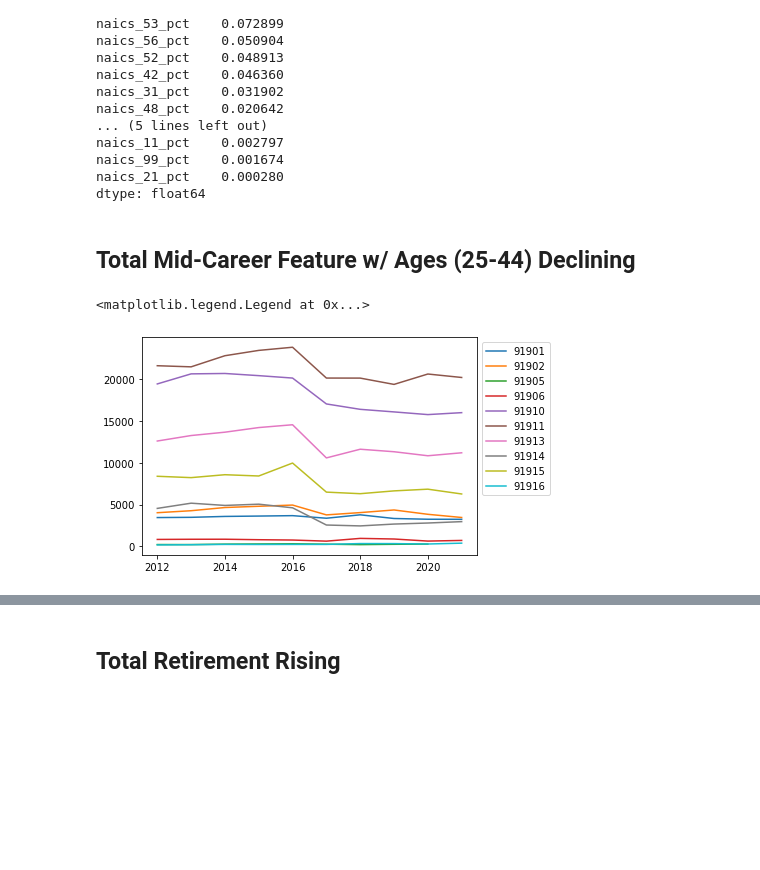
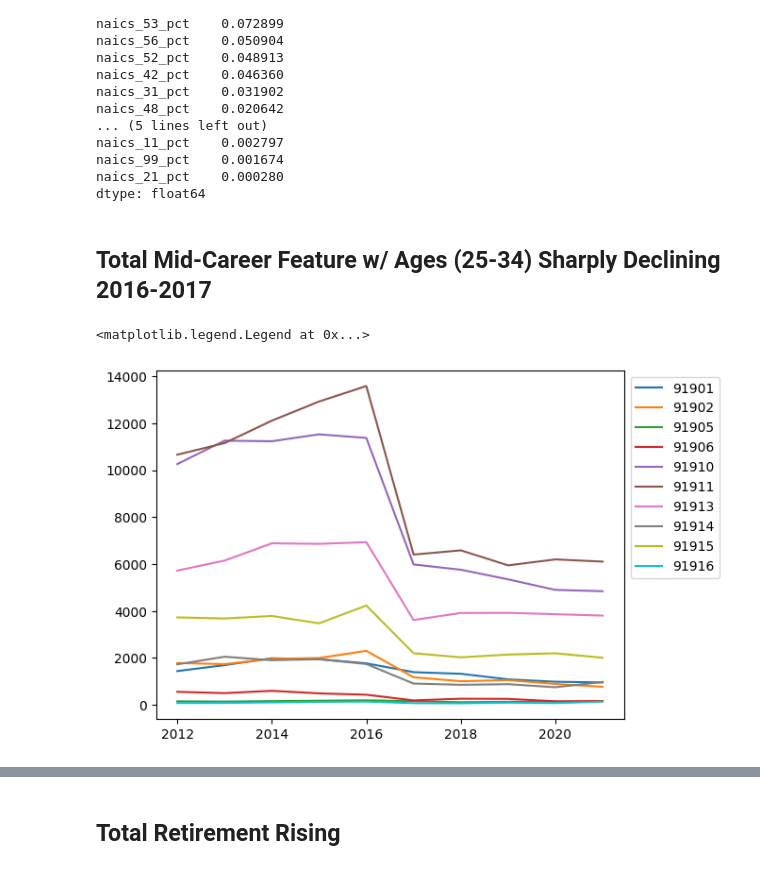
Before and after one commit to inno-apfel/DSC180A-Q1-Project, a Jupyter notebook: notebooks/development/exploration.ipynb, the cells around one changed output, grey strips where cells are left out. Drawn from its saved outputs; the diff is of its cells as text; code cells hidden in the pictures; blank space fills up the shorter version.

Commit message:
Updated retirement_processing with split Mid-career feature andupdated exploration.ipynb with the new split features.

```diff
--- a/notebooks/development/exploration.ipynb
+++ b/notebooks/development/exploration.ipynb
@@ -212,19 +222,19 @@ naics_99_pct    0.001674
 naics_21_pct    0.000280
 dtype: float64
 # %% [markdown]
-## Total Mid-Career Feature w/ Ages (25-44) Declining
+## Total Mid-Career Feature w/ Ages (25-34) Sharply Declining 2016-2017
 # %%
 i = 0
 for curr_zip in data['zip'].unique():
     i += 1
     curr_data = data[data['zip']==curr_zip]
-    plt.plot(curr_data['year'], curr_data['total_midcareer'], label=curr_zip)
+    plt.plot(curr_data['year'], curr_data['total_midcareer (25-34)'], label=curr_zip)
 
     if i % 10 == 0:
         plt.legend(loc='upper left', bbox_to_anchor=(1, 1))
         plt.figure()
 
 plt.legend(loc='upper left', bbox_to_anchor=(1, 1))
 # %% [output]
 <matplotlib.legend.Legend at 0x...>
-[figure, old version]
+[figure, new version]
```
Also changed, not shown: parts of 26 cells of this notebook, 1 other file.
